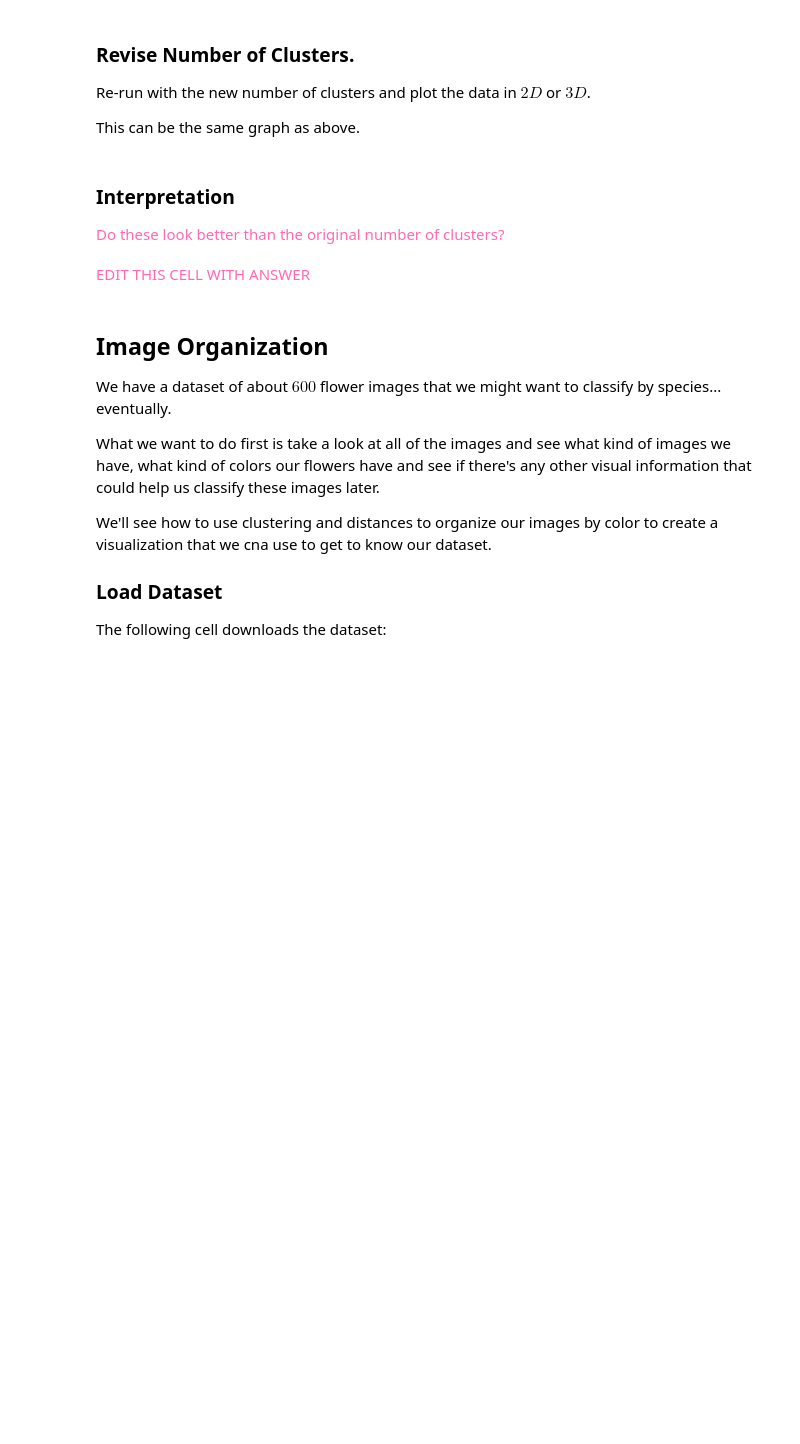
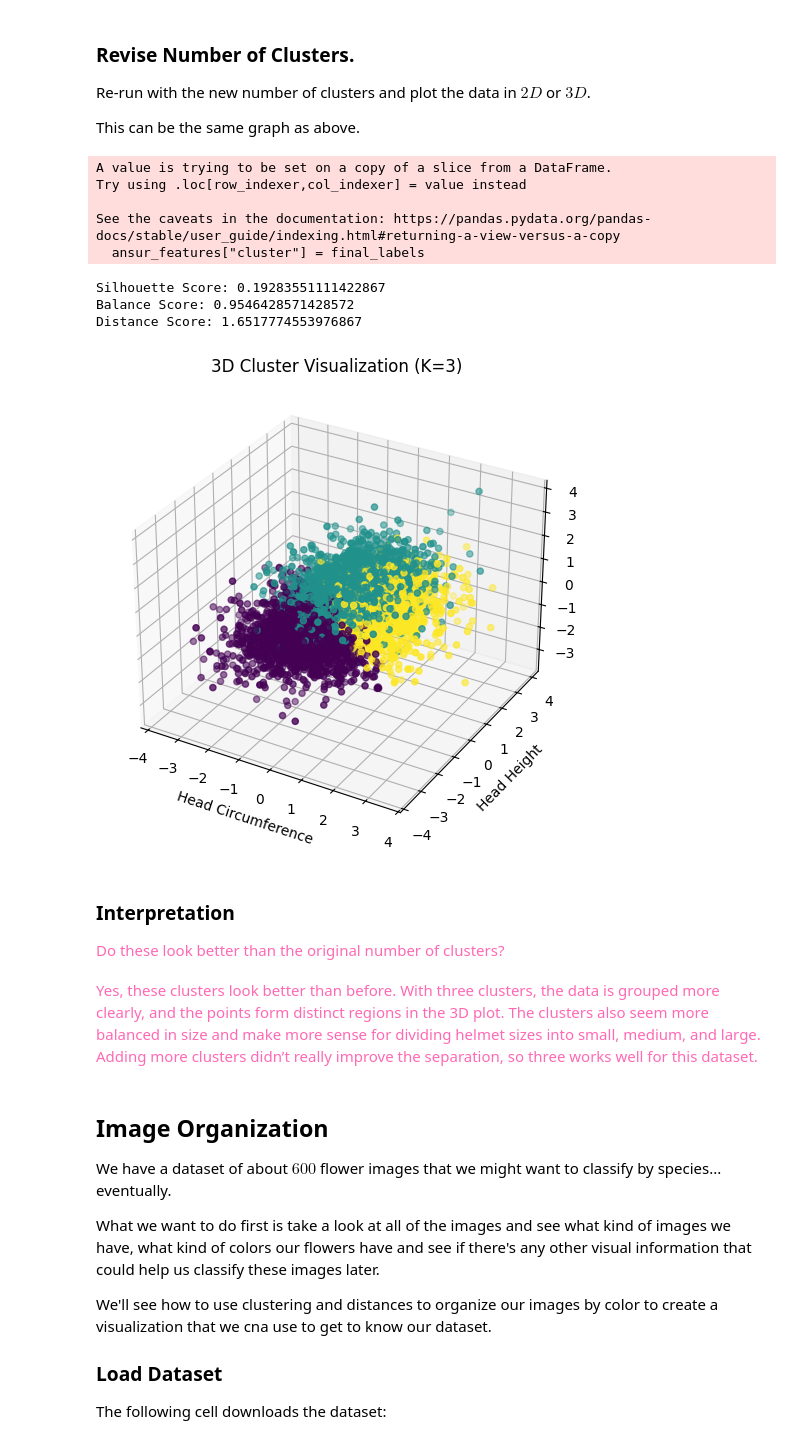
Before and after one commit to DT-ML-FA25/Homework09, a Jupyter notebook: Homework09.ipynb, the cells around one changed output. Drawn from its saved outputs; the diff is of its cells as text; code cells hidden in the pictures; blank space fills up the shorter version.

```diff
--- a/Homework09.ipynb
+++ b/Homework09.ipynb
@@ -136,11 +217,52 @@ This can be the same graph as above.
+# %%
+# Re-run clustering with final number of clusters
+FINAL_K = 3
+kmeans_final = KMeans(n_clusters=FINAL_K, random_state=42)
+
+# Run the model on the training data
+final_labels = kmeans_final.fit_predict(ansur_features.drop("cluster", axis=1, errors="ignore"))
+ansur_features["cluster"] = final_labels
+
+# Check errors
+print("Silhouette Score:", silhouette_score(ansur_features.drop("cluster", axis=1), final_labels))
+print("Balance Score:", balance_score(final_labels))
+print("Distance Score:", distance_score(ansur_features.drop("cluster", axis=1), final_labels))
+
+# Plot in 3D
+from mpl_toolkits.mplot3d import Axes3D
+
+fig = plt.figure(figsize=(8,6))
+ax = fig.add_subplot(111, projection='3d')
+ax.scatter(
+    ansur_features["head.circumference"],
+    ansur_features["head.height"],
+    ansur_features["ear.length"],
+    c=ansur_features["cluster"], cmap="viridis"
+)
+ax.set_xlabel("Head Circumference")
+ax.set_ylabel("Head Height")
+ax.set_zlabel("Ear Length")
+ax.set_title("3D Cluster Visualization (K=3)")
+plt.show()
+# %% [output]
+A value is trying to be set on a copy of a slice from a DataFrame.
+Try using .loc[row_indexer,col_indexer] = value instead
+
+See the caveats in the documentation: https://pandas.pydata.org/pandas-docs/stable/user_guide/indexing.html#returning-a-view-versus-a-copy
+  ansur_features["cluster"] = final_labels
+Silhouette Score: 0.19283551111422867
+Balance Score: 0.9546428571428572
+Distance Score: 1.6517774553976867
+[figure, added]
 # %% [markdown]
 ### Interpretation
 
 <span style="color:hotpink;">
 Do these look better than the original number of clusters?
 </span>
-# %% [markdown]
-<span style="color:hotpink;">EDIT THIS CELL WITH ANSWER</span>
+# %% [markdown]
+<span style="color:hotpink;">Yes, these clusters look better than before. With three clusters, the data is grouped more clearly, and the points form distinct regions in the 3D plot. The clusters also seem more balanced in size and make more sense for dividing helmet sizes into small, medium, and large. Adding more clusters didn’t really improve the separation, so three works well for this dataset.
+</span>
 # %% [markdown]
 ## Image Organization
 
```
Also changed, not shown: parts of 19 cells of this notebook.
